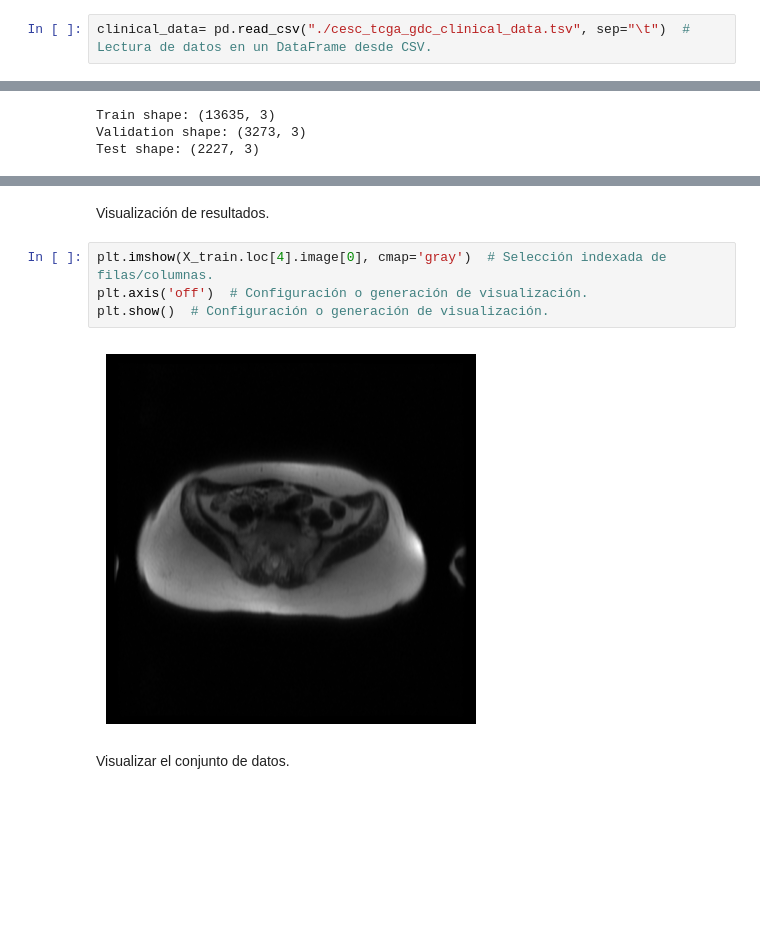
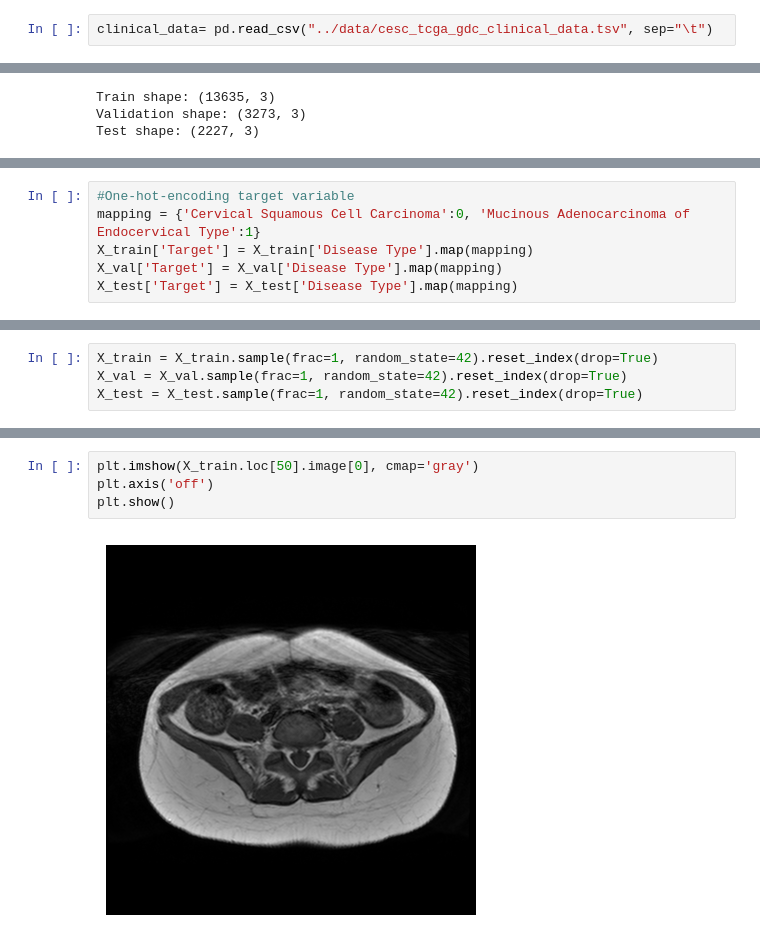
Before and after one commit to Daniel-Mesa/Microproyecto_Cervical_Cancer_Classifier, a Jupyter notebook: code/data_split.ipynb, the cells around one changed output, grey strips where cells are left out. Cells and saved outputs as stored; diff of their text form; blank space fills up the shorter version.

Commit message:
Updating data_split , shuffle dataframe with fixed seed

```diff
--- a/code/data_split.ipynb
+++ b/code/data_split.ipynb
@@ -52,2 +38,2 @@ Lectura de datos desde archivo.
 # %%
-clinical_data= pd.read_csv("./cesc_tcga_gdc_clinical_data.tsv", sep="\t")  # Lectura de datos en un DataFrame desde CSV.
+clinical_data= pd.read_csv("../data/cesc_tcga_gdc_clinical_data.tsv", sep="\t")
@@ -164,3 +145,9 @@ Dimensiones de los conjuntos.
+# %%
+#One-hot-encoding target variable
+mapping = {'Cervical Squamous Cell Carcinoma':0, 'Mucinous Adenocarcinoma of Endocervical Type':1}
+X_train['Target'] = X_train['Disease Type'].map(mapping)
+X_val['Target'] = X_val['Disease Type'].map(mapping)
+X_test['Target'] = X_test['Disease Type'].map(mapping)
 # %%
 print("Train shape:", X_train.shape)
 print("Validation shape:", X_val.shape)
@@ -173,0 +180,4 @@ Guardar los conjuntos de datos.
+# %%
+X_train = X_train.sample(frac=1, random_state=42).reset_index(drop=True)
+X_val = X_val.sample(frac=1, random_state=42).reset_index(drop=True)
+X_test = X_test.sample(frac=1, random_state=42).reset_index(drop=True)
@@ -184,10 +211,6 @@ pickle.dump(X_test, open('./data/X_test_raw.pk', 'wb'))
-# %% [markdown]
-Visualización de resultados.
 # %%
-plt.imshow(X_train.loc[4].image[0], cmap='gray')  # Selección indexada de filas/columnas.
-plt.axis('off')  # Configuración o generación de visualización.
-plt.show()  # Configuración o generación de visualización.
+plt.imshow(X_train.loc[50].image[0], cmap='gray')
+plt.axis('off')
+plt.show()
 # %% [output]
-[figure, old version]
+[figure, new version]
-# %% [markdown]
-Visualizar el conjunto de datos.
```
Also changed, not shown: parts of 35 cells of this notebook.
